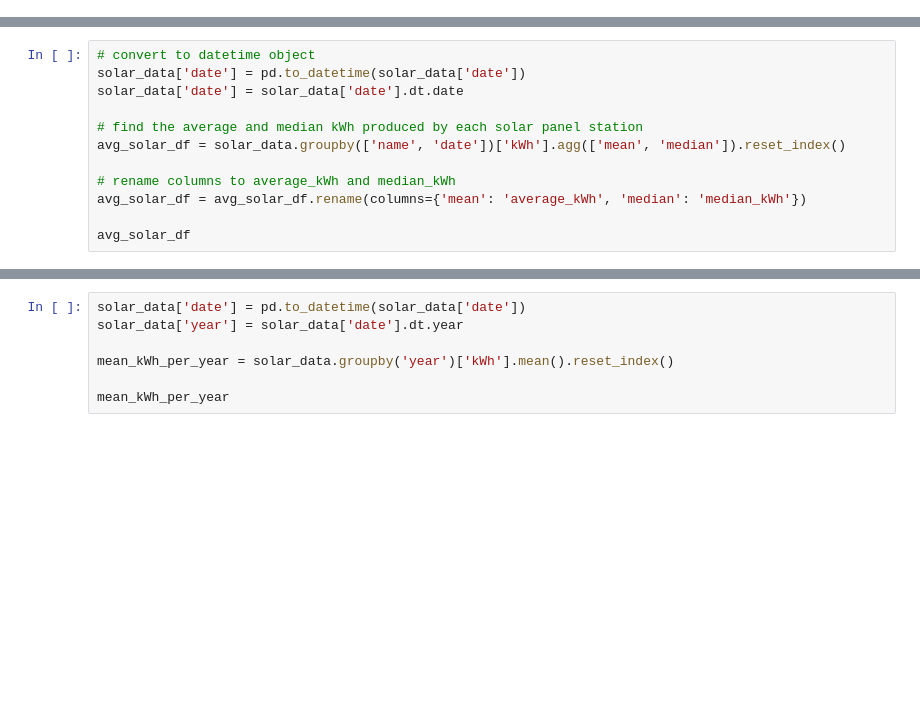
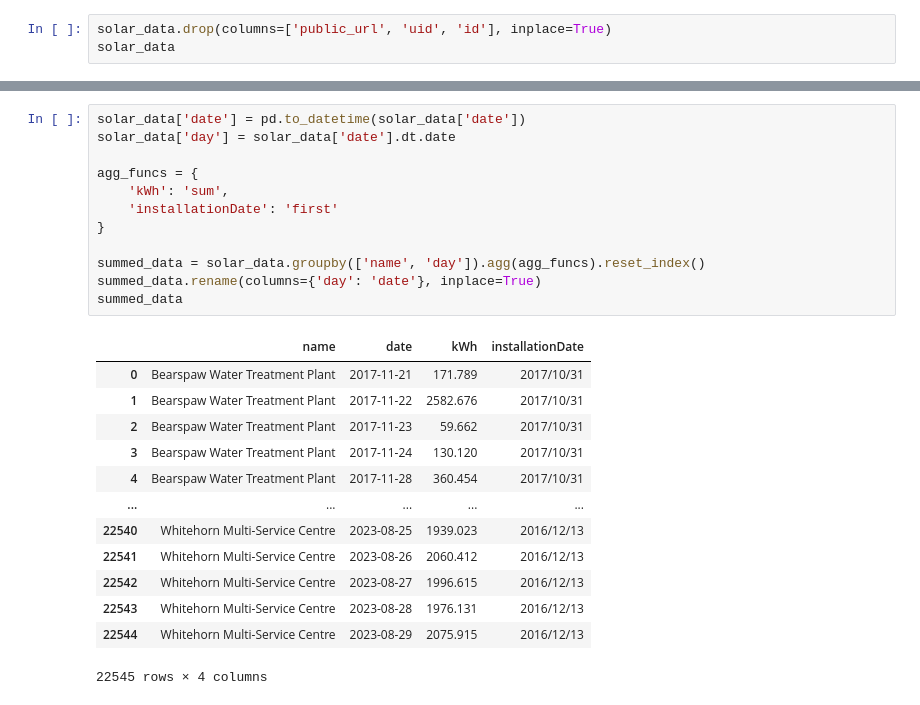
Before and after one commit to callysto/Data-Viz-of-the-Week, a Jupyter notebook: solar-energy/solar-energy.ipynb, the cells around one changed output, grey strips where cells are left out. Saved outputs shown, nothing was run; the diff lists cells and outputs as text; blank space fills up the shorter version.

```diff
--- a/solar-energy/solar-energy.ipynb
+++ b/solar-energy/solar-energy.ipynb
@@ -11,0 +105,3 @@ solar_data
+# %%
+solar_data.drop(columns=['public_url', 'uid', 'id'], inplace=True)
+solar_data
@@ -24,12 +186,0 @@ counts_of_names
-# %%
-# convert to datetime object
-solar_data['date'] = pd.to_datetime(solar_data['date'])
-solar_data['date'] = solar_data['date'].dt.date
-
-# find the average and median kWh produced by each solar panel station
-avg_solar_df = solar_data.groupby(['name', 'date'])['kWh'].agg(['mean', 'median']).reset_index()
-
-# rename columns to average_kWh and median_kWh
-avg_solar_df = avg_solar_df.rename(columns={'mean': 'average_kWh', 'median': 'median_kWh'})
-
-avg_solar_df
@@ -81,7 +191,26 @@ station_fig2.show()
 # %%
 solar_data['date'] = pd.to_datetime(solar_data['date'])
-solar_data['year'] = solar_data['date'].dt.year
+solar_data['day'] = solar_data['date'].dt.date
 
-mean_kWh_per_year = solar_data.groupby('year')['kWh'].mean().reset_index()
+agg_funcs = {
+    'kWh': 'sum',
+    'installationDate': 'first'
+}
 
-mean_kWh_per_year
+summed_data = solar_data.groupby(['name', 'day']).agg(agg_funcs).reset_index()
+summed_data.rename(columns={'day': 'date'}, inplace=True)
+summed_data
+# %% [output]
+|  | name | date | kWh | installationDate |
+| 0 | Bearspaw Water Treatment Plant | 2017-11-21 | 171.789 | 2017/10/31 |
+| 1 | Bearspaw Water Treatment Plant | 2017-11-22 | 2582.676 | 2017/10/31 |
+| 2 | Bearspaw Water Treatment Plant | 2017-11-23 | 59.662 | 2017/10/31 |
+| 3 | Bearspaw Water Treatment Plant | 2017-11-24 | 130.120 | 2017/10/31 |
+| 4 | Bearspaw Water Treatment Plant | 2017-11-28 | 360.454 | 2017/10/31 |
+| ... | ... | ... | ... | ... |
+| 22540 | Whitehorn Multi-Service Centre | 2023-08-25 | 1939.023 | 2016/12/13 |
+| 22541 | Whitehorn Multi-Service Centre | 2023-08-26 | 2060.412 | 2016/12/13 |
+| 22542 | Whitehorn Multi-Service Centre | 2023-08-27 | 1996.615 | 2016/12/13 |
+| 22543 | Whitehorn Multi-Service Centre | 2023-08-28 | 1976.131 | 2016/12/13 |
+| 22544 | Whitehorn Multi-Service Centre | 2023-08-29 | 2075.915 | 2016/12/13 |
+22545 rows × 4 columns
```
Also changed, not shown: parts of 53 cells of this notebook.
